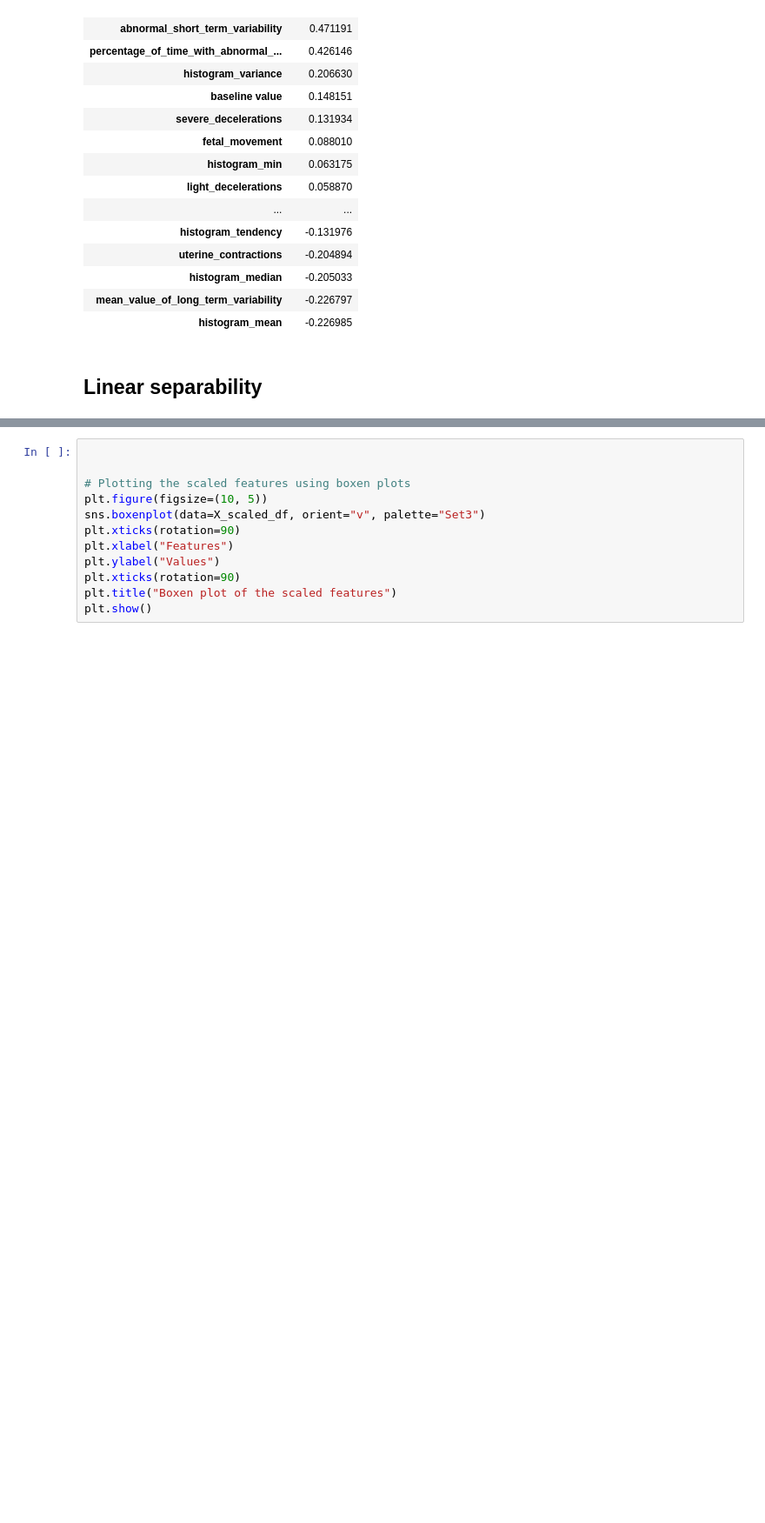
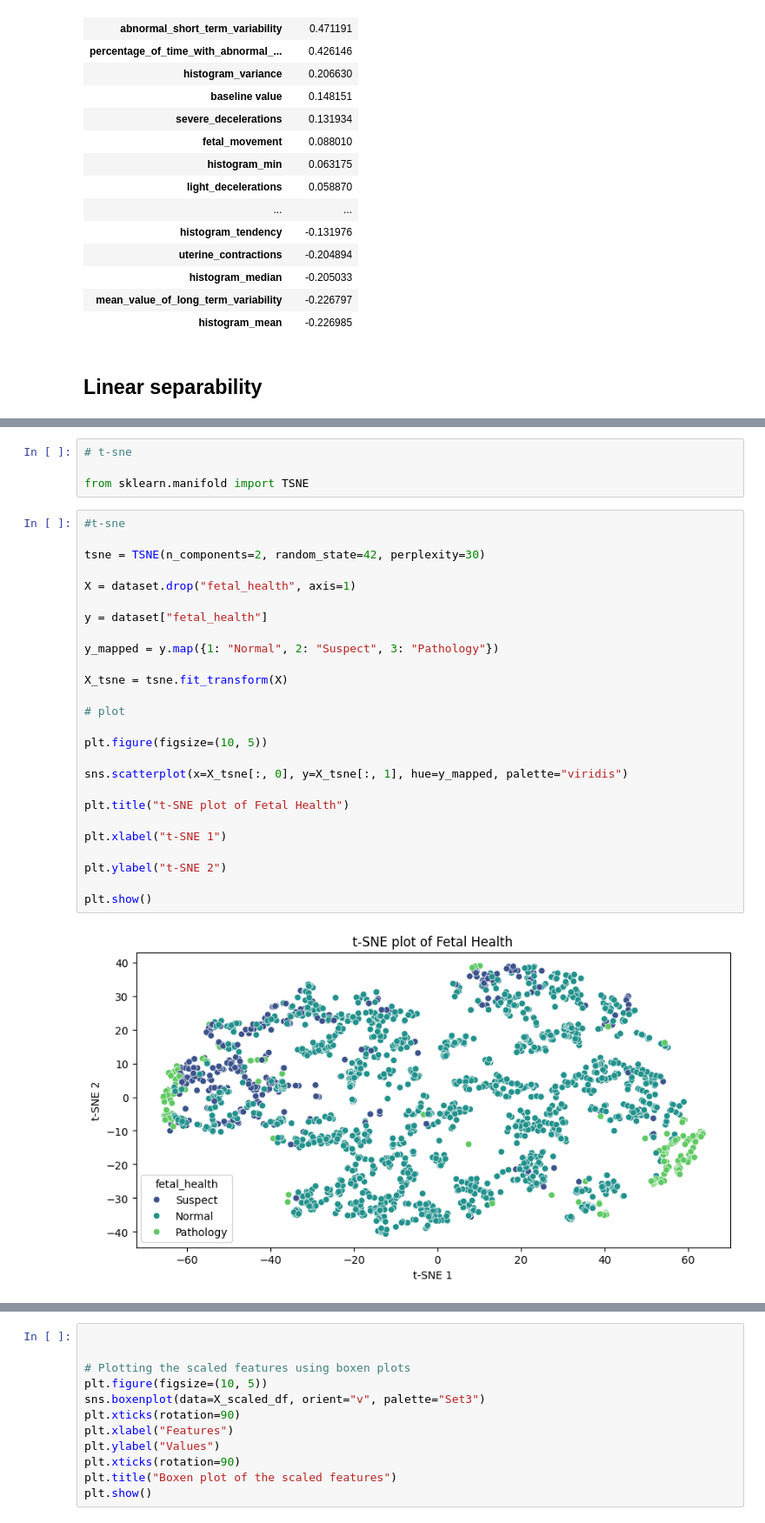
Before and after one commit to arthurcbaia/MC906, a Jupyter notebook: exploratory_analysis_v2.ipynb, the cells around one changed output, grey strips where cells are left out. Shown at 87% size. Cells and saved outputs as stored; diff of their text form; blank space fills up the shorter version.

```diff
--- a/exploratory_analysis_v2.ipynb
+++ b/exploratory_analysis_v2.ipynb
@@ -262,3 +226,35 @@ plt.show()
+# %%
+# t-sne
+
+from sklearn.manifold import TSNE
+# %%
+#t-sne
+
+tsne = TSNE(n_components=2, random_state=42, perplexity=30)
+
+X = dataset.drop("fetal_health", axis=1)
+
+y = dataset["fetal_health"]
+
+y_mapped = y.map({1: "Normal", 2: "Suspect", 3: "Pathology"})
+
+X_tsne = tsne.fit_transform(X)
+
+# plot
+
+plt.figure(figsize=(10, 5))
+
+sns.scatterplot(x=X_tsne[:, 0], y=X_tsne[:, 1], hue=y_mapped, palette="viridis")
+
+plt.title("t-SNE plot of Fetal Health")
+
+plt.xlabel("t-SNE 1")
+
+plt.ylabel("t-SNE 2")
+
+plt.show()
+# %% [output]
+[figure, added]
 # %%
 X_scaled_df = pd.DataFrame(X, columns=dataset.drop("fetal_health", axis=1).columns)
 x_not_scaled_df = dataset.drop("fetal_health", axis=1)
```
Also changed, not shown: parts of 4 cells of this notebook, 10 other files.
